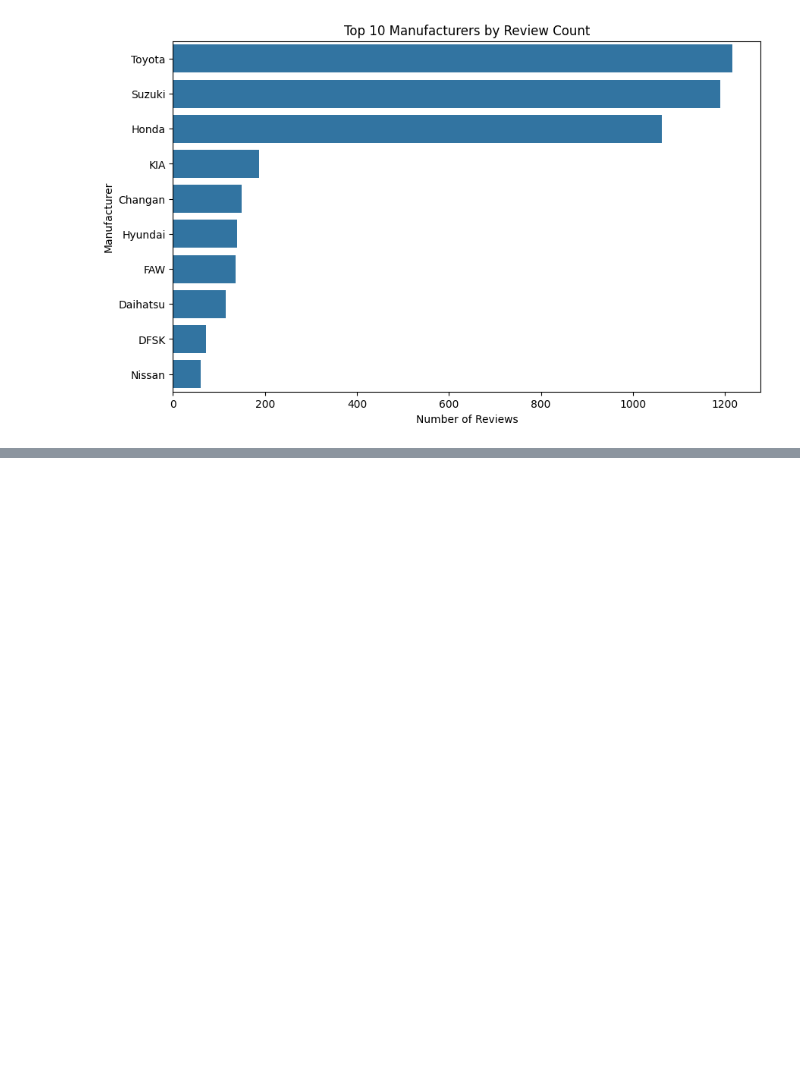
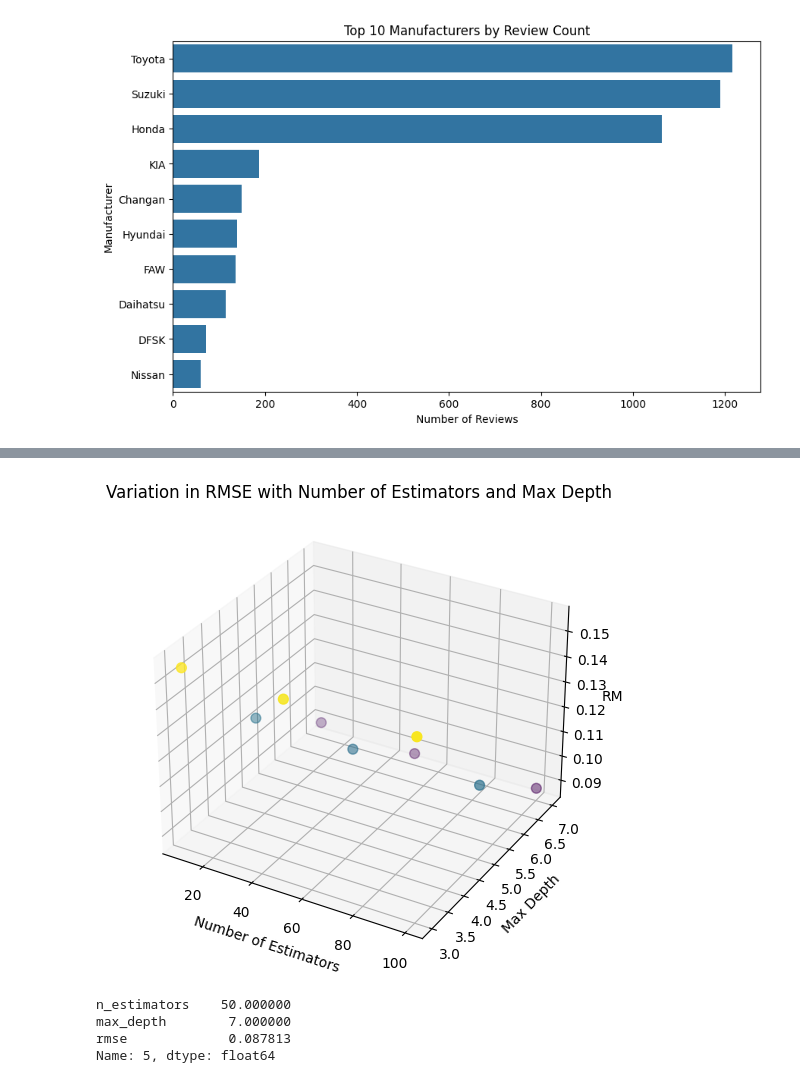
Before and after one commit to Muneeb-03/CS334-PakWheels-Project, a Jupyter notebook: project.ipynb, the cells around one changed output, grey strips where cells are left out. Cells and saved outputs as stored; diff of their text form; code cells hidden in the pictures; blank space fills up the shorter version.

```diff
--- a/project.ipynb
+++ b/project.ipynb
@@ -792,0 +915,3 @@ plt.show()
+# %%
+fuel_cars_df = data[data['Engine Type_Electric'] == False].copy()
+fuel_cars_df.drop(columns=['Engine Type_Electric', 'Battery Capacity'], inplace=True)
@@ -792,0 +1043,35 @@ plt.show()
+# %%
+estimators_vals = [10, 50, 100]
+max_depth_vals = [3, 5, 7]
+
+rmse_results = []
+
+for n_estimators in estimators_vals:
+    for max_depth in max_depth_vals:
+        random_forest = RandomForestRegressor(n_estimators=n_estimators, max_depth=max_depth, random_state=42)
+        random_forest.fit(X_train, y_train)
+
+        predictions = random_forest.predict(X_test)
+
+        rmse = np.sqrt(mean_squared_error(y_test, predictions))
+        rmse_results.append((n_estimators, max_depth, rmse))
+# %%
+rmse_df = pd.DataFrame(rmse_results, columns=["n_estimators", "max_depth", "rmse"])
+fig = plt.figure(figsize=(10, 6))
+ax = fig.add_subplot(111, projection='3d')
+ax.scatter(rmse_df['n_estimators'], rmse_df['max_depth'], rmse_df['rmse'], c=rmse_df['rmse'], cmap='viridis', s=50)
+ax.set_xlabel("Number of Estimators")
+ax.set_ylabel("Max Depth")
+ax.set_zlabel("RMSE")
+ax.set_title("Variation in RMSE with Number of Estimators and Max Depth")
+plt.show()
+# %% [output]
+[figure, added]
+# %%
+optimal_params = rmse_df.loc[rmse_df['rmse'].idxmin()]
+optimal_params
+# %% [output]
+n_estimators    50.000000
+max_depth        7.000000
+rmse             0.087813
+Name: 5, dtype: float64
```
Also changed, not shown: parts of 70 cells of this notebook, 3 other files.
